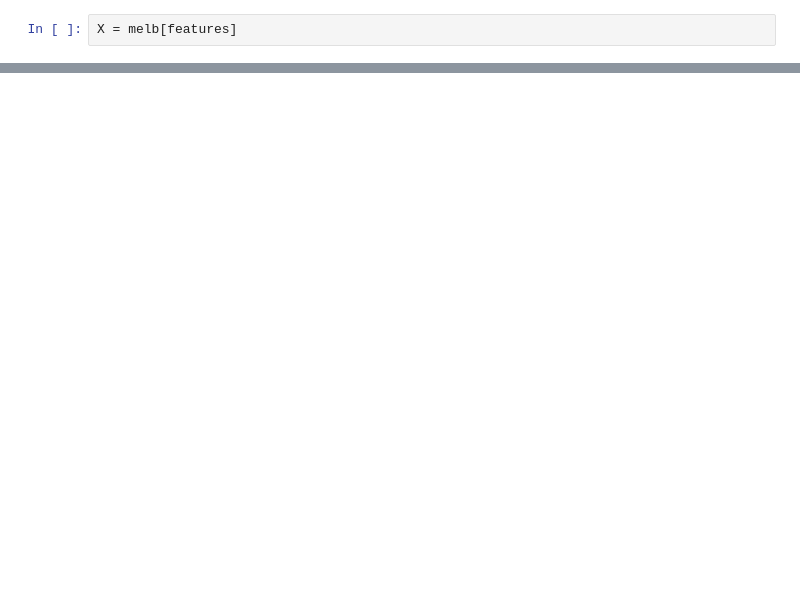
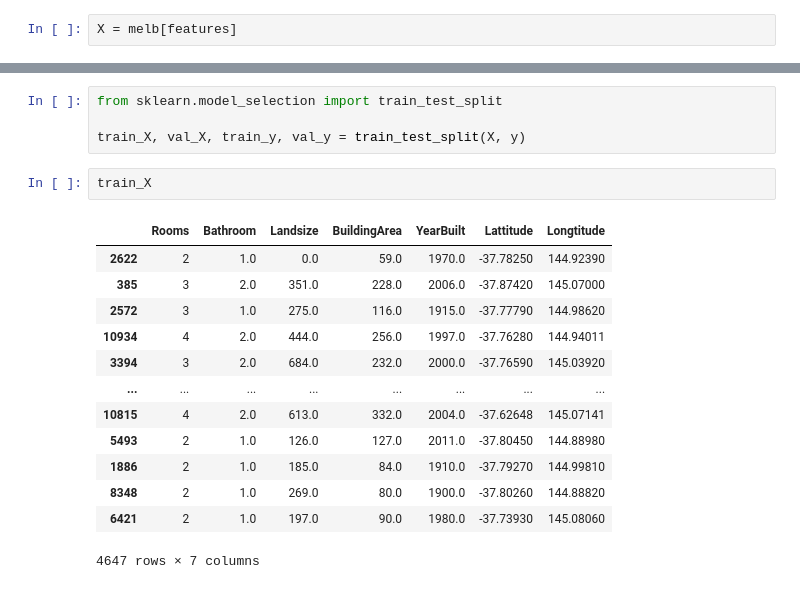
Before and after one commit to dddiiirrr3/ml, a Jupyter notebook: scikit-learn/basic.ipynb, the cells around one changed output, grey strips where cells are left out. Saved outputs shown, nothing was run; the diff lists cells and outputs as text; blank space fills up the shorter version.

```diff
--- a/scikit-learn/basic.ipynb
+++ b/scikit-learn/basic.ipynb
@@ -78,0 +79,20 @@ X.describe()
+# %%
+from sklearn.model_selection import train_test_split
+
+train_X, val_X, train_y, val_y = train_test_split(X, y)
+# %%
+train_X
+# %% [output]
+|  | Rooms | Bathroom | Landsize | BuildingArea | YearBuilt | Lattitude | Longtitude |
+| 2622 | 2 | 1.0 | 0.0 | 59.0 | 1970.0 | -37.78250 | 144.92390 |
+| 385 | 3 | 2.0 | 351.0 | 228.0 | 2006.0 | -37.87420 | 145.07000 |
+| 2572 | 3 | 1.0 | 275.0 | 116.0 | 1915.0 | -37.77790 | 144.98620 |
+| 10934 | 4 | 2.0 | 444.0 | 256.0 | 1997.0 | -37.76280 | 144.94011 |
+| 3394 | 3 | 2.0 | 684.0 | 232.0 | 2000.0 | -37.76590 | 145.03920 |
+| ... | ... | ... | ... | ... | ... | ... | ... |
+| 10815 | 4 | 2.0 | 613.0 | 332.0 | 2004.0 | -37.62648 | 145.07141 |
+| 5493 | 2 | 1.0 | 126.0 | 127.0 | 2011.0 | -37.80450 | 144.88980 |
+| 1886 | 2 | 1.0 | 185.0 | 84.0 | 1910.0 | -37.79270 | 144.99810 |
+| 8348 | 2 | 1.0 | 269.0 | 80.0 | 1900.0 | -37.80260 | 144.88820 |
+| 6421 | 2 | 1.0 | 197.0 | 90.0 | 1980.0 | -37.73930 | 145.08060 |
+4647 rows × 7 columns
```
Also changed, not shown: parts of 5 cells of this notebook.
